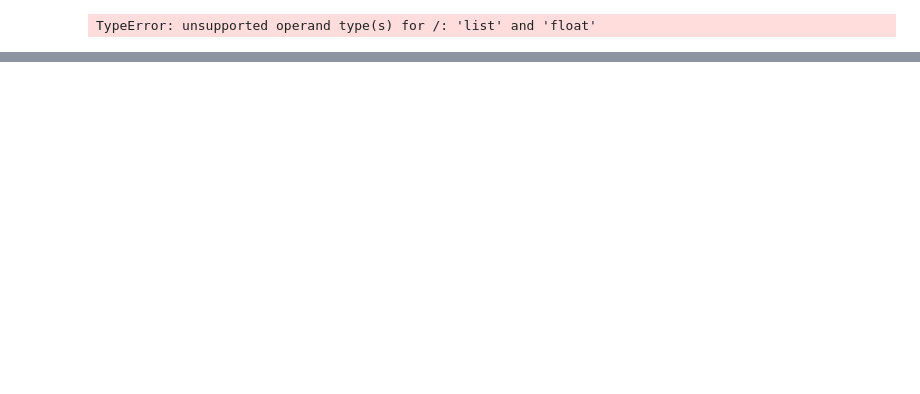
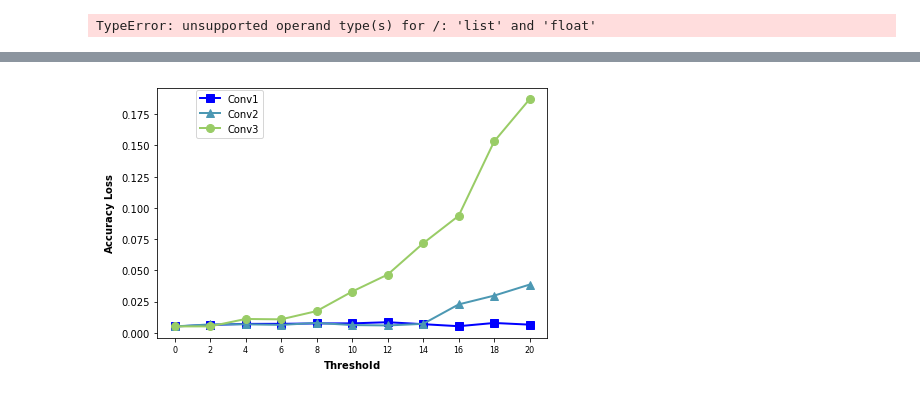
Before and after one commit to changchun-zhou/sagitta_fig, a Jupyter notebook: scripts/Voltage-Frequency-Scaling/Sagitta_Fig.ipynb, the cells around one changed output, grey strips where cells are left out. Saved outputs shown, nothing was run; the diff lists cells and outputs as text; code cells hidden in the pictures; blank space fills up the shorter version.

```diff
--- a/scripts/Voltage-Frequency-Scaling/Sagitta_Fig.ipynb
+++ b/scripts/Voltage-Frequency-Scaling/Sagitta_Fig.ipynb
@@ -600,0 +823,87 @@ TypeError: unsupported operand type(s) for /: 'list' and 'float'
+# %%
+threshold = range(0, 21, 2)
+accuracy_loss= 0.970-np.array([
+[0.9649305,
+0.9637301,
+0.9628994,
+0.9628505,
+0.9625254,
+0.9624787,
+0.9615566,
+0.9631267,
+0.9647457,
+0.9621558,
+0.9634964],
+
+[0.9649305,
+0.9633116,
+0.9632202,
+0.9636855,
+0.9621069,
+0.9638215,
+0.9641466,
+0.9628505,
+0.9473045,
+0.9402662,
+0.9314263], #
+
+[0.9649305,
+0.9648838,
+0.9589603,
+0.9592429,
+0.9526735,
+0.9370360,
+0.9234340,
+0.8984014,
+0.8763880,
+0.8168425,
+0.7829756]
+])
+from matplotlib import colors
+cdict = {'red':   ((0.0,  0.0, 0.0),
+                   (0.5,  0.5, 0.5),
+                   (1.0,  1, 1.0)),
+
+         'green': ((0.0,  0, 0.0),
+                   (0.5,  1, 1),
+                   (1.0,  0, 0.0)),
+
+         'blue':  ((0.0,  1, 1),
+                   (0.5,  0.5, 0.5),
+                   (1.0,  0, 0))}
+cmap = colors.LinearSegmentedColormap('custom', cdict)
+y1_legend = ['Conv1', 'Conv2', 'Conv3']
+# y1_marker = ['s', '^', 'o', 'p','*', 'D', '+', '4']
+y1_marker = ['s', '^', 'o']
+y1_color=[]
+for i in range(8):
+    y1_color.append( cmap(0.3*i) )
+y1_yticks_max = 0.1
+fig_name = '../../generate/sensitivity.svg'
+print(threshold)
+print(y1_color)
+cls_plt_fig('').func_plt_fig({   "x_name":"Conv Layers",
+            "x_value": threshold,
+            "x_label" : r"$\bf{Threshold}$",
+            "y1_fig_type": "plot",
+            "y1_name":y1_legend,
+            "y1_value":accuracy_loss,
+            "y1_color":y1_color,
+            "y1_linestyle":'x-',
+            "y1_label":r"$\bf{Accuracy}$" + ' '+ r"$\bf{Loss}$",
+            "y1_marker":y1_marker,
+            "y1_legend": y1_legend,
+            "y1_yticks_max":y1_yticks_max,
+
+            "linewidth": 2,
+            "markersize": 8,
+            "family":"Arial",
+            "label_size": 10,
+            "bar_width": 0.4,
+            "xticks": threshold,
+            'xticks_fontsize': 8,
+            # "plt_text": False,
+            "legend_loc": (0.1, 0.8),
+            "fig_name" :fig_name
+})
+# %% [output]
@@ -600,0 +912 @@ TypeError: unsupported operand type(s) for /: 'list' and 'float'
+[figure, added]
```
Also changed, not shown: parts of 11 cells of this notebook.
